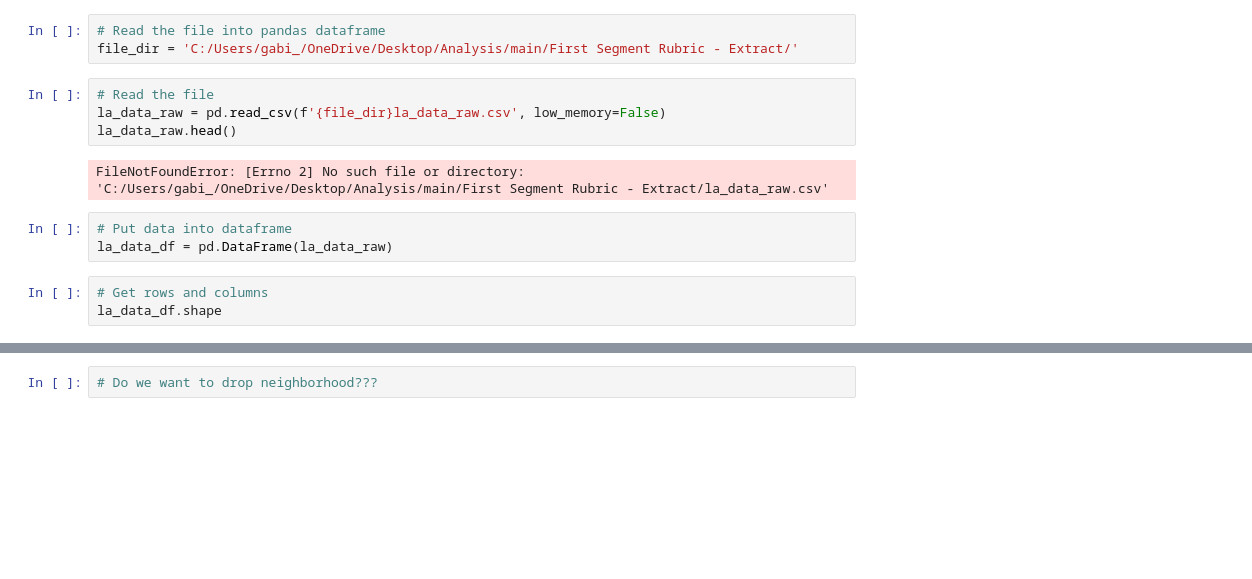
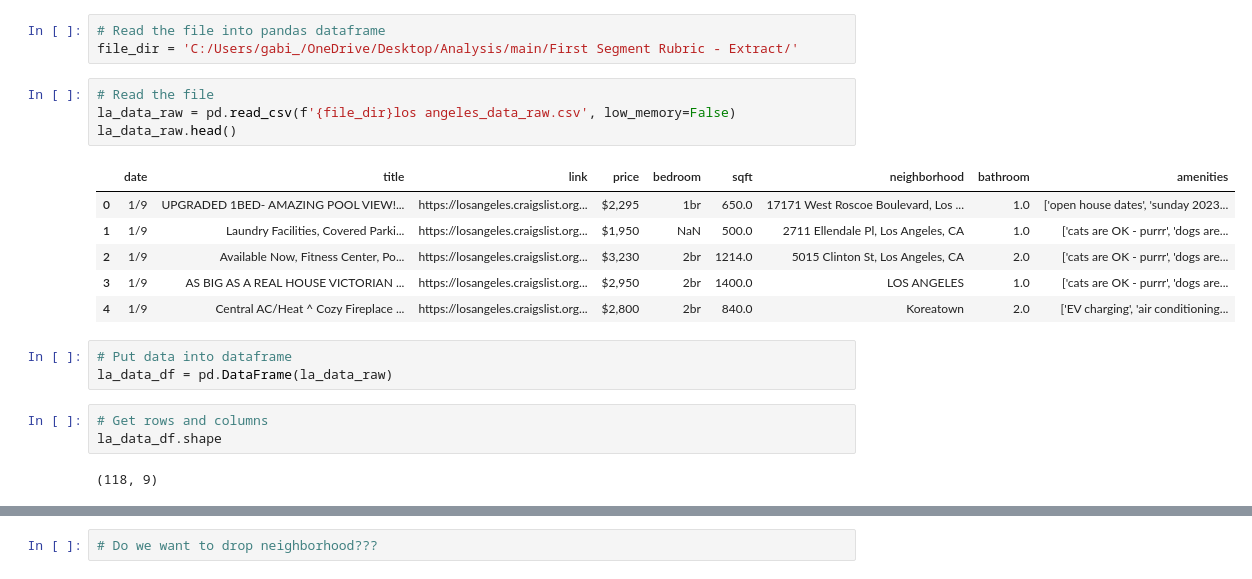
Before and after one commit to icycake7/main, a Jupyter notebook: First Segment Rubric - Clean/LA_data_clean.ipynb, the cells around one changed output, grey strips where cells are left out. Drawn from its saved outputs; the diff is of its cells as text; blank space fills up the shorter version.

Commit message:
Adding clean data

```diff
--- a/First Segment Rubric - Clean/LA_data_clean.ipynb
+++ b/First Segment Rubric - Clean/LA_data_clean.ipynb
@@ -12,16 +12,23 @@ from config import db_password
 file_dir = 'C:/Users/gabi_/OneDrive/Desktop/Analysis/main/First Segment Rubric - Extract/'
 # %%
 # Read the file
-la_data_raw = pd.read_csv(f'{file_dir}la_data_raw.csv', low_memory=False)
+la_data_raw = pd.read_csv(f'{file_dir}los angeles_data_raw.csv', low_memory=False)
 la_data_raw.head()
 # %% [output]
-FileNotFoundError: [Errno 2] No such file or directory: 'C:/Users/gabi_/OneDrive/Desktop/Analysis/main/First Segment Rubric - Extract/la_data_raw.csv'
+|  | date | title | link | price | bedroom | sqft | neighborhood | bathroom | amenities |
+| 0 | 1/9 | UPGRADED 1BED- AMAZING POOL VIEW!... | https://losangeles.craigslist.org... | $2,295 | 1br | 650.0 | 17171 West Roscoe Boulevard, Los ... | 1.0 | ['open house dates', 'sunday 2023... |
+| 1 | 1/9 | Laundry Facilities, Covered Parki... | https://losangeles.craigslist.org... | $1,950 | NaN | 500.0 | 2711 Ellendale Pl, Los Angeles, CA | 1.0 | ['cats are OK - purrr', 'dogs are... |
+| 2 | 1/9 | Available Now, Fitness Center, Po... | https://losangeles.craigslist.org... | $3,230 | 2br | 1214.0 | 5015 Clinton St, Los Angeles, CA | 2.0 | ['cats are OK - purrr', 'dogs are... |
+| 3 | 1/9 | AS BIG AS A REAL HOUSE VICTORIAN ... | https://losangeles.craigslist.org... | $2,950 | 2br | 1400.0 | LOS ANGELES | 1.0 | ['cats are OK - purrr', 'dogs are... |
+| 4 | 1/9 | Central AC/Heat ^ Cozy Fireplace ... | https://losangeles.craigslist.org... | $2,800 | 2br | 840.0 | Koreatown | 2.0 | ['EV charging', 'air conditioning... |
 # %%
 # Put data into dataframe
 la_data_df = pd.DataFrame(la_data_raw)
 # %%
 # Get rows and columns
 la_data_df.shape
+# %% [output]
+(118, 9)
 # %%
 # Create modified database
 la_clean_df = la_data_df
```
Also changed, not shown: parts of 16 cells of this notebook, 10 other files.
